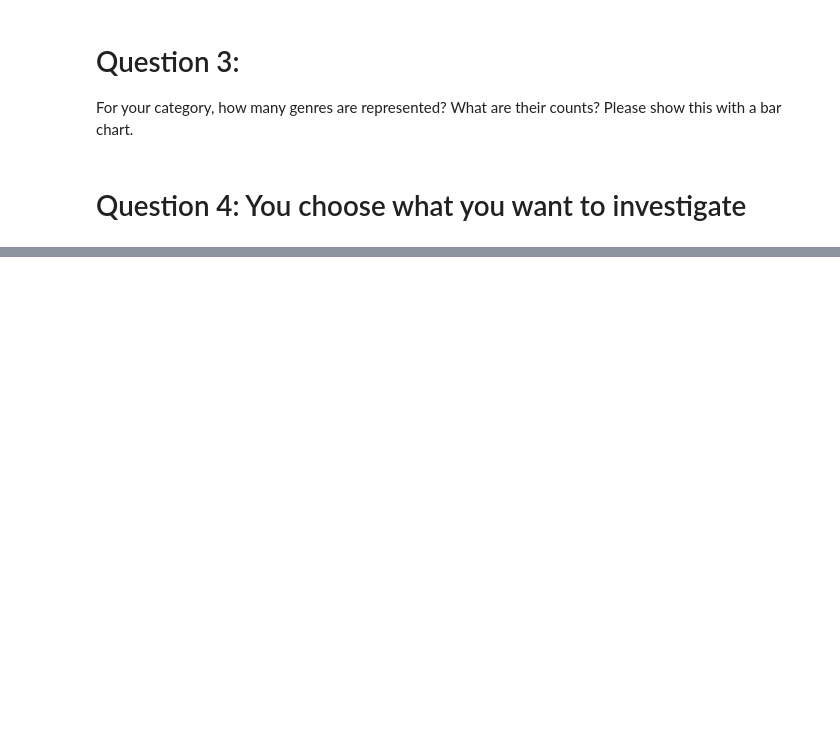
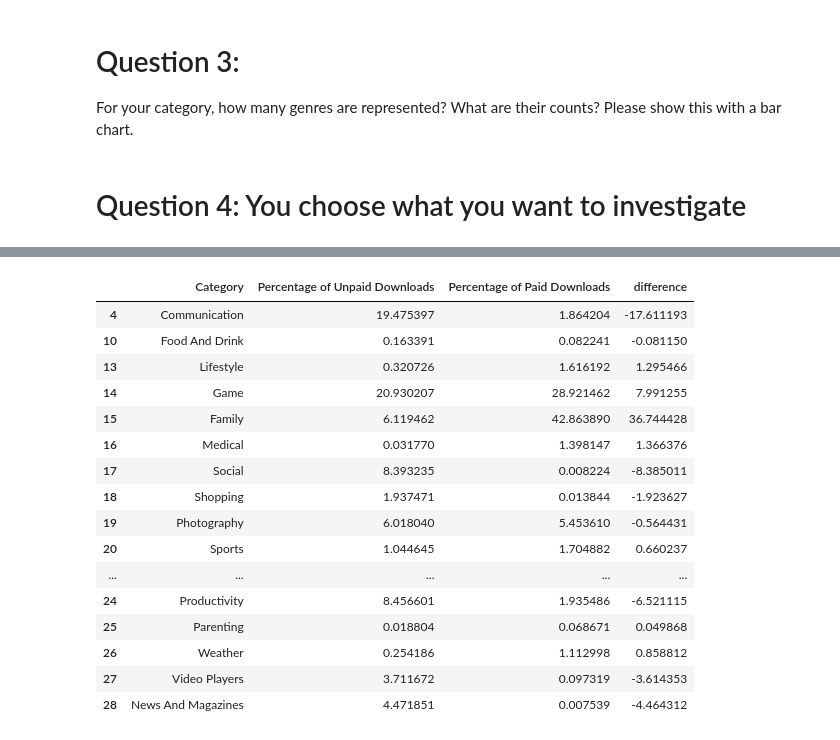
Before and after one commit to kcalizadeh/mod1-case-study-eda, a Jupyter notebook: workbook.ipynb, the cells around one changed output, grey strips where cells are left out. Drawn from its saved outputs; the diff is of its cells as text; code cells hidden in the pictures; blank space fills up the shorter version.

```diff
--- a/workbook.ipynb
+++ b/workbook.ipynb
@@ -198,0 +224,20 @@ ax = df2.plot.bar(rot=0, figsize=(20,10))
+# %%
+unified_for_graph
+# %% [output]
+|  | Category | Percentage of Unpaid Downloads | Percentage of Paid Downloads | difference |
+| 4 | Communication | 19.475397 | 1.864204 | -17.611193 |
+| 10 | Food And Drink | 0.163391 | 0.082241 | -0.081150 |
+| 13 | Lifestyle | 0.320726 | 1.616192 | 1.295466 |
+| 14 | Game | 20.930207 | 28.921462 | 7.991255 |
+| 15 | Family | 6.119462 | 42.863890 | 36.744428 |
+| 16 | Medical | 0.031770 | 1.398147 | 1.366376 |
+| 17 | Social | 8.393235 | 0.008224 | -8.385011 |
+| 18 | Shopping | 1.937471 | 0.013844 | -1.923627 |
+| 19 | Photography | 6.018040 | 5.453610 | -0.564431 |
+| 20 | Sports | 1.044645 | 1.704882 | 0.660237 |
+| ... | ... | ... | ... | ... |
+| 24 | Productivity | 8.456601 | 1.935486 | -6.521115 |
+| 25 | Parenting | 0.018804 | 0.068671 | 0.049868 |
+| 26 | Weather | 0.254186 | 1.112998 | 0.858812 |
+| 27 | Video Players | 3.711672 | 0.097319 | -3.614353 |
+| 28 | News And Magazines | 4.471851 | 0.007539 | -4.464312 |
```
Also changed, not shown: parts of 2 cells of this notebook.
